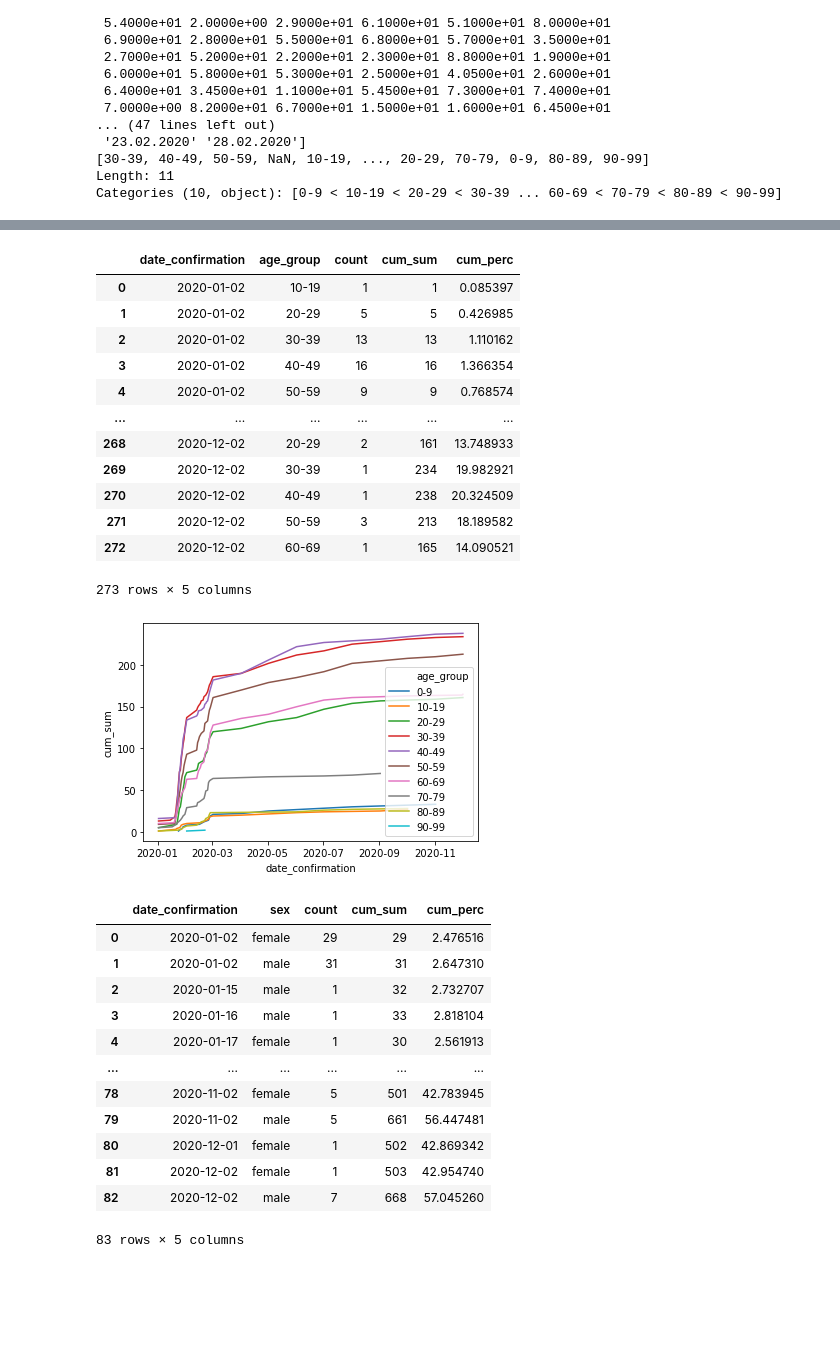
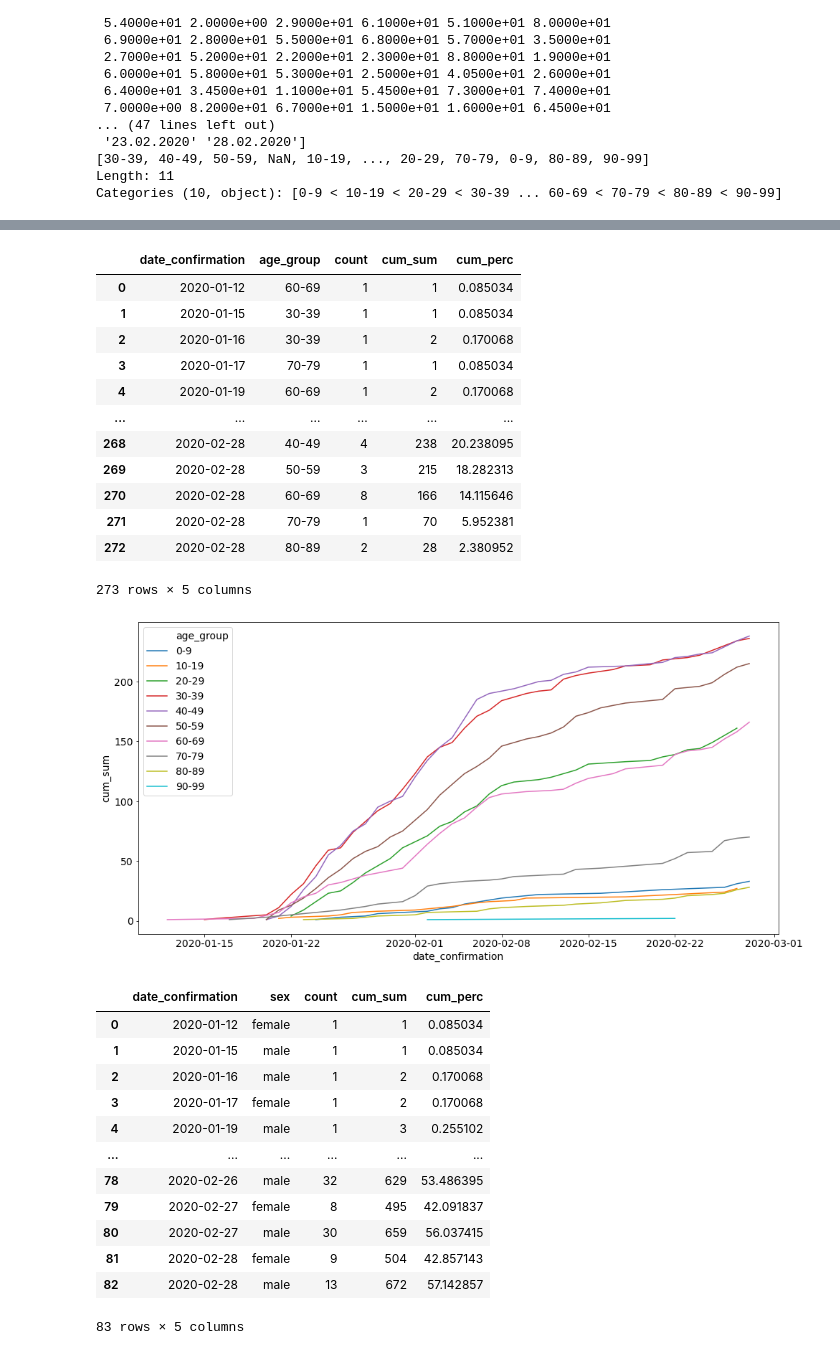
Before and after one commit to marfanwicaksono/covid19-exploration-analysis, a Jupyter notebook: novel-corona-virus-2019-dataset/novel-corona-virus-2019-dataset.ipynb, the cells around one changed output, grey strips where cells are left out. Cells and saved outputs as stored; diff of their text form; code cells hidden in the pictures; blank space fills up the shorter version.

```diff
--- a/novel-corona-virus-2019-dataset/novel-corona-virus-2019-dataset.ipynb
+++ b/novel-corona-virus-2019-dataset/novel-corona-virus-2019-dataset.ipynb
@@ -164,7 +164,8 @@ for data in df_clean['age'].unique().astype(str):
         else:
             df_clean.age = df_clean.age.replace({data:np.nan})
 
-df_clean.age = df_clean.age.replace({'Belgium':np.nan})
+df_clean.age = df_clean.age.replace({
+    'Belgium':np.nan})
 df_clean['age'] = df_clean['age'].astype(float)
 print(df_clean['age'].unique())
 
@@ -180,7 +181,9 @@ df_clean.date_onset_symptoms = df_clean.date_onset_symptoms.replace({
     '10.01.2020 - 22.01.2020':np.nan,
     'none':np.nan,
     'end of December 2019':np.nan,
-    '-25.02.2020':'25.02.2020'
+    '-25.02.2020':'25.02.2020',
+    '01.31.2020':'31.01.2020',
+    '01.05.2020':'05.01.2020'
 })
 print(df_clean['date_onset_symptoms'].unique())
 
@@ -192,7 +195,7 @@ print(df_clean['date_admission_hospital'].unique())
 
 # 5
 df_clean.date_confirmation = df_clean.date_confirmation.replace({
-    '25.02.2020-26.02.2020':np.nan
+    '25.02.2020-26.02.2020':'25.02.2020'
 })
 print(df_clean['date_confirmation'].unique())
 
@@ -204,10 +207,15 @@ df_clean.outcome = df_clean.outcome.replace({
     'dead':'died',
     'Discharged':'discharged',
     '05.02.2020':np.nan,
-    'critical condition, intubated as of 14.02.2020':'critical',
-    'treated in an intensive care unit (14.02.2020)':'critical',
+    'critical condition, intubated as of 14.02.2020':np.nan,
+    'treated in an intensive care unit (14.02.2020)':np.nan,
     'Symptoms only improved with cough. Currently hospitalized for follow-up.':np.nan,
-    'severe':'critical'
+    'severe':np.nan,
+    'stable':np.nan,
+    'critical':np.nan
+})
+df_clean.outcome = df_clean.outcome.replace({
+    np.nan:'confirmed'
 })
 print(df_clean['outcome'].unique())
 
@@ -243,5 +266,7 @@ Categories (10, object): [0-9 < 10-19 < 20-29 < 30-39 ... 60-69 < 70-79 < 80-89
 # %%
 df_clean_age_sex = df_clean.dropna(subset=['age','sex','date_confirmation'], how='any')
-df_clean_age_sex['date_confirmation'] = pd.to_datetime(df_clean_age_sex['date_confirmation'])
-df_clean_age_sex.count()
+df_clean_age_sex['date_confirmation'] = pd.to_datetime(df_clean_age_sex['date_confirmation'],dayfirst=True)
+df_clean_age_sex = df_clean_age_sex[['age','sex','date_confirmation','outcome','age_group']]
+display(df_clean_age_sex)
+df_clean_age_sex.describe(include='all')
 # %% [output]
@@ -309,48 +353,50 @@ display(mortality_sex)
 # %%
 # Trend by age and gender
 time_age = df_clean_age_sex.groupby(['date_confirmation','age_group']).size().reset_index(name='count')
 time_age['cum_sum'] = time_age.groupby(['age_group'])['count'].cumsum()
 time_age['cum_perc'] = 100*time_age['cum_sum']/time_age['count'].sum()
 display(time_age)
+plt.figure(figsize=(16,8))
 sns.lineplot(x='date_confirmation',y='cum_sum',hue_order=['0-9','10-19','20-29','30-39','40-49','50-59','60-69','70-79','80-89','90-99'],hue='age_group',data=time_age)
 plt.show()
 
 # sns.lineplot(x='date_confirmation',y='cum_perc',hue='age_group',data=time_age)
 # plt.show()
 
 time_sex = df_clean_age_sex.groupby(['date_confirmation','sex']).size().reset_index(name='count')
 time_sex['cum_sum'] = time_sex.groupby(['sex'])['count'].cumsum()
 time_sex['cum_perc'] = 100*time_sex['cum_sum']/time_sex['count'].sum()
 display(time_sex)
+plt.figure(figsize=(16,8))
 sns.lineplot(x='date_confirmation',y='cum_sum',hue='sex',data=time_sex)
 plt.show()
 # sns.lineplot(x='date_confirmation',y='cum_perc',hue='sex',data=time_sex)
 # plt.show()
 # %% [output]
 |  | date_confirmation | age_group | count | cum_sum | cum_perc |
-| 0 | 2020-01-02 | 10-19 | 1 | 1 | 0.085397 |
-| 1 | 2020-01-02 | 20-29 | 5 | 5 | 0.426985 |
-| 2 | 2020-01-02 | 30-39 | 13 | 13 | 1.110162 |
-| 3 | 2020-01-02 | 40-49 | 16 | 16 | 1.366354 |
-| 4 | 2020-01-02 | 50-59 | 9 | 9 | 0.768574 |
+| 0 | 2020-01-12 | 60-69 | 1 | 1 | 0.085034 |
+| 1 | 2020-01-15 | 30-39 | 1 | 1 | 0.085034 |
+| 2 | 2020-01-16 | 30-39 | 1 | 2 | 0.170068 |
+| 3 | 2020-01-17 | 70-79 | 1 | 1 | 0.085034 |
+| 4 | 2020-01-19 | 60-69 | 1 | 2 | 0.170068 |
 | ... | ... | ... | ... | ... | ... |
-| 268 | 2020-12-02 | 20-29 | 2 | 161 | 13.748933 |
-| 269 | 2020-12-02 | 30-39 | 1 | 234 | 19.982921 |
-| 270 | 2020-12-02 | 40-49 | 1 | 238 | 20.324509 |
-| 271 | 2020-12-02 | 50-59 | 3 | 213 | 18.189582 |
-| 272 | 2020-12-02 | 60-69 | 1 | 165 | 14.090521 |
+| 268 | 2020-02-28 | 40-49 | 4 | 238 | 20.238095 |
+| 269 | 2020-02-28 | 50-59 | 3 | 215 | 18.282313 |
+| 270 | 2020-02-28 | 60-69 | 8 | 166 | 14.115646 |
+| 271 | 2020-02-28 | 70-79 | 1 | 70 | 5.952381 |
+| 272 | 2020-02-28 | 80-89 | 2 | 28 | 2.380952 |
 273 rows × 5 columns
-[figure, old version]
+[figure, new version]
 |  | date_confirmation | sex | count | cum_sum | cum_perc |
-| 0 | 2020-01-02 | female | 29 | 29 | 2.476516 |
-| 1 | 2020-01-02 | male | 31 | 31 | 2.647310 |
-| 2 | 2020-01-15 | male | 1 | 32 | 2.732707 |
-| 3 | 2020-01-16 | male | 1 | 33 | 2.818104 |
-| 4 | 2020-01-17 | female | 1 | 30 | 2.561913 |
+| 0 | 2020-01-12 | female | 1 | 1 | 0.085034 |
+| 1 | 2020-01-15 | male | 1 | 1 | 0.085034 |
+| 2 | 2020-01-16 | male | 1 | 2 | 0.170068 |
+| 3 | 2020-01-17 | female | 1 | 2 | 0.170068 |
+| 4 | 2020-01-19 | male | 1 | 3 | 0.255102 |
 | ... | ... | ... | ... | ... | ... |
-| 78 | 2020-11-02 | female | 5 | 501 | 42.783945 |
-| 79 | 2020-11-02 | male | 5 | 661 | 56.447481 |
-| 80 | 2020-12-01 | female | 1 | 502 | 42.869342 |
-| 81 | 2020-12-02 | female | 1 | 503 | 42.954740 |
-| 82 | 2020-12-02 | male | 7 | 668 | 57.045260 |
+| 78 | 2020-02-26 | male | 32 | 629 | 53.486395 |
+| 79 | 2020-02-27 | female | 8 | 495 | 42.091837 |
+| 80 | 2020-02-27 | male | 30 | 659 | 56.037415 |
+| 81 | 2020-02-28 | female | 9 | 504 | 42.857143 |
+| 82 | 2020-02-28 | male | 13 | 672 | 57.142857 |
 83 rows × 5 columns
```
Also changed, not shown: parts of 8 cells of this notebook, 5 other files.
